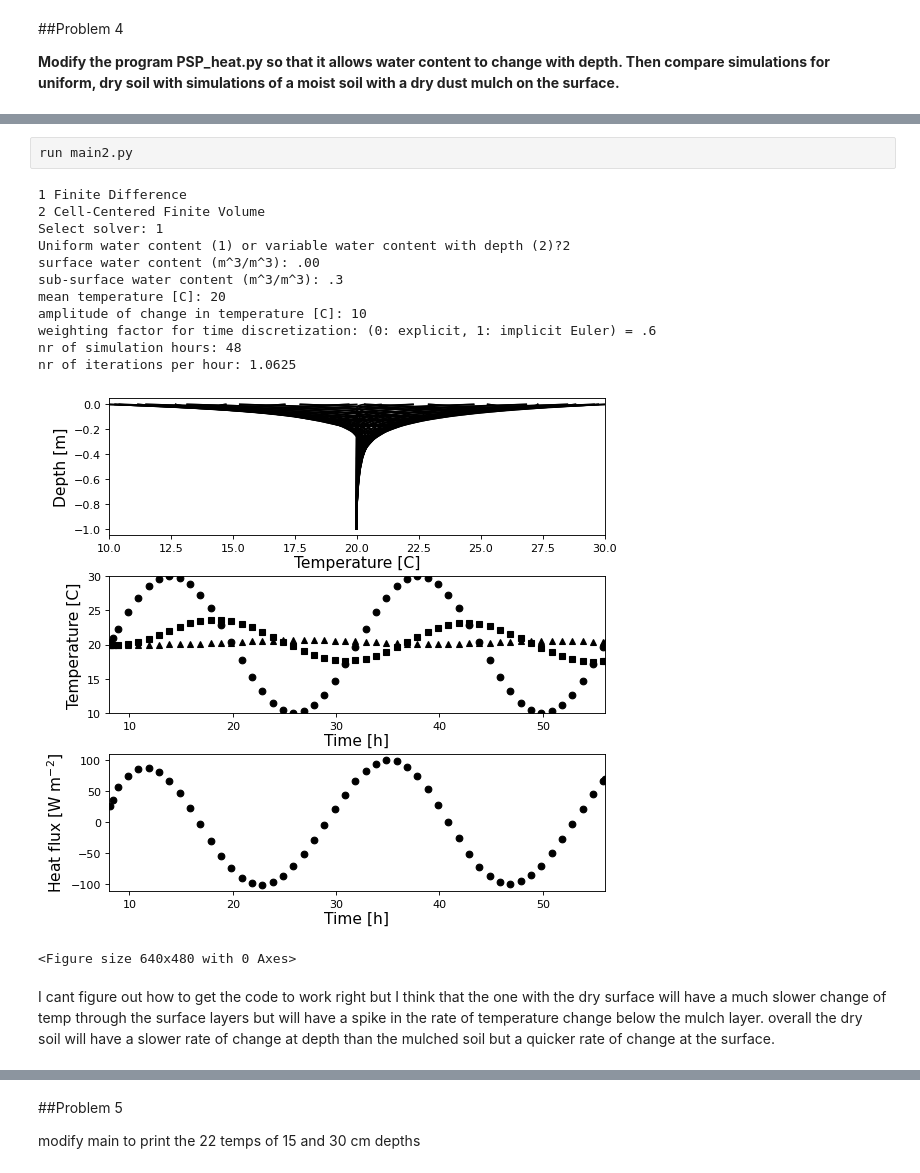
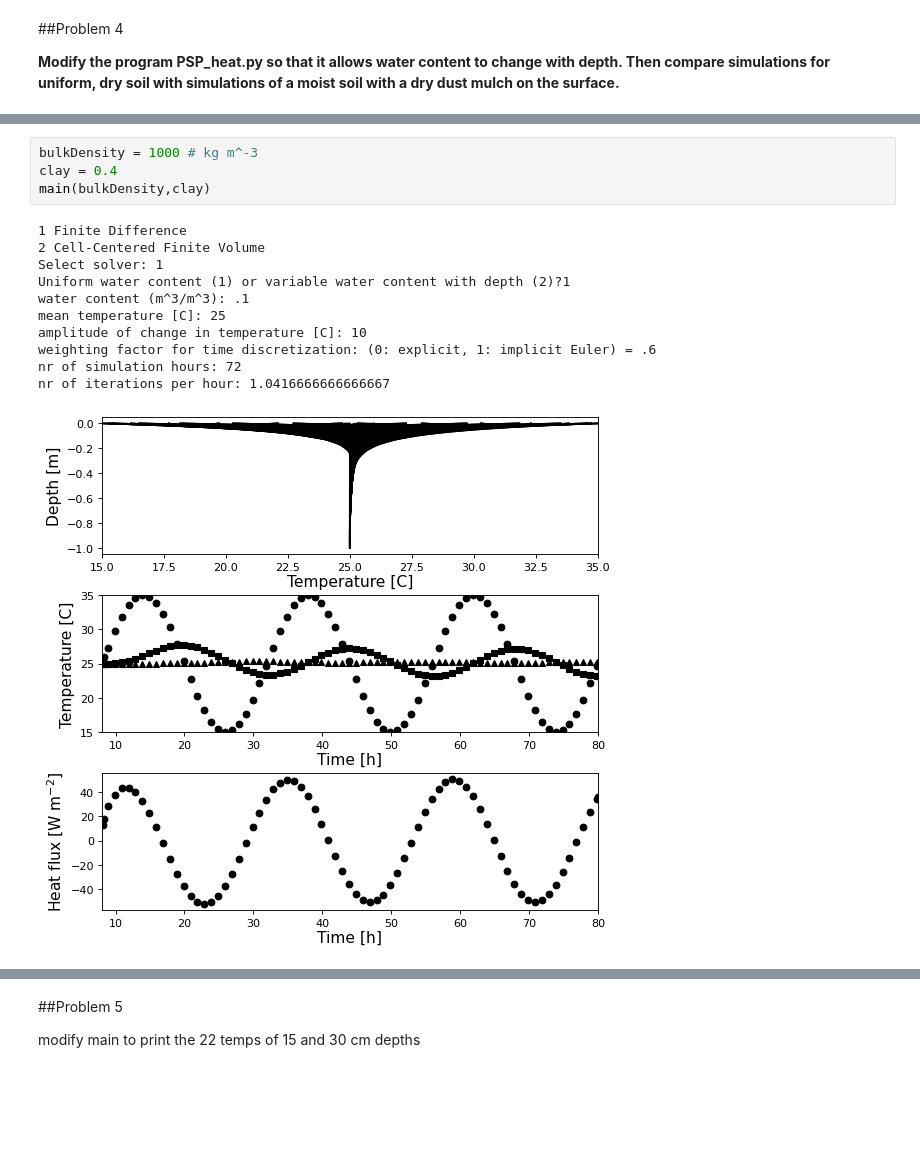
Before and after one commit to soil-physics-okstate/soil-physics-theory, a Jupyter notebook: content/chapter-4/dcd-ch4 .ipynb, the cells around one changed output, grey strips where cells are left out. Saved outputs shown, nothing was run; the diff lists cells and outputs as text; blank space fills up the shorter version.

```diff
--- a/content/chapter-4/dcd-ch4 .ipynb
+++ b/content/chapter-4/dcd-ch4 .ipynb
@@ -140,18 +150,16 @@ nr of iterations per hour: 1.0625
-# %%
-run main2.py
-# %% [output]
-1 Finite Difference
-2 Cell-Centered Finite Volume
-Select solver: 1
-Uniform water content (1) or variable water content with depth (2)?2
-surface water content (m^3/m^3): .00
-sub-surface water content (m^3/m^3): .3
-mean temperature [C]: 20
-amplitude of change in temperature [C]: 10
-weighting factor for time discretization: (0: explicit, 1: implicit Euler) = .6
-nr of simulation hours: 48
-nr of iterations per hour: 1.0625
-[figure, removed]
-<Figure size 640x480 with 0 Axes>
-# %% [markdown]
-I cant figure out how to get the code to work right but I think that the one with the dry surface will have a much slower change of temp through the surface layers but will have a spike in the rate of temperature change below the mulch layer. overall the dry soil will have a slower rate of change at depth than the mulched soil but a quicker rate of change at the surface.
+# %%
+bulkDensity = 1000 # kg m^-3
+clay = 0.4
+main(bulkDensity,clay)
+# %% [output]
+1 Finite Difference
+2 Cell-Centered Finite Volume
+Select solver: 1
+Uniform water content (1) or variable water content with depth (2)?1
+water content (m^3/m^3): .1
+mean temperature [C]: 25
+amplitude of change in temperature [C]: 10
+weighting factor for time discretization: (0: explicit, 1: implicit Euler) = .6
+nr of simulation hours: 72
+nr of iterations per hour: 1.0416666666666667
+[figure, added]
```
Also changed, not shown: parts of 26 cells of this notebook, 3 other files.
